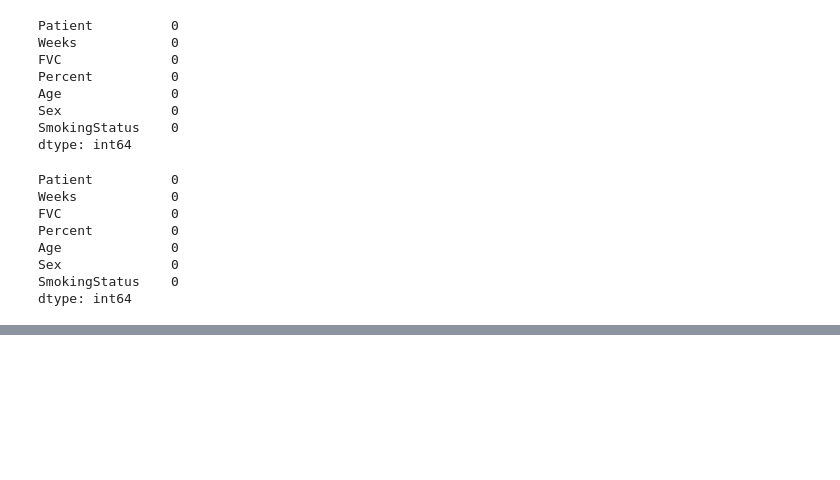
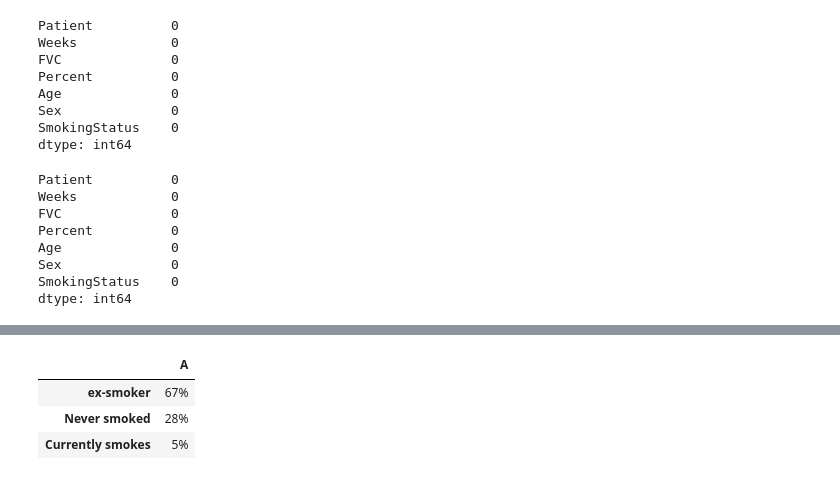
Before and after one commit to epsilon-deltta/pulmonary-fibrosis-progression, a Jupyter notebook: Analyze/Data_Exploration.ipynb, the cells around one changed output, grey strips where cells are left out. Drawn from its saved outputs; the diff is of its cells as text; code cells hidden in the pictures; blank space fills up the shorter version.

```diff
--- a/Analyze/Data_Exploration.ipynb
+++ b/Analyze/Data_Exploration.ipynb
@@ -85,0 +208,14 @@ dtype: int64
+# %%
+#
+sum  = patient_df['SmokingStatus'].value_counts().sum()
+smokepercent =[ round((x/sum)*100) for x in patient_df['SmokingStatus'].value_counts()]
+smokepercent_0=[]
+for perc in smokepercent:
+    smokepercent_0.append(str(perc)+"%")
+sm_df= pd.DataFrame(data=smokepercent_0, index=["ex-smoker","Never smoked","Currently smokes"], columns=['A'])
+sm_df
+# %% [output]
+|  | A |
+| ex-smoker | 67% |
+| Never smoked | 28% |
+| Currently smokes | 5% |
```
Also changed, not shown: parts of 12 cells of this notebook.
